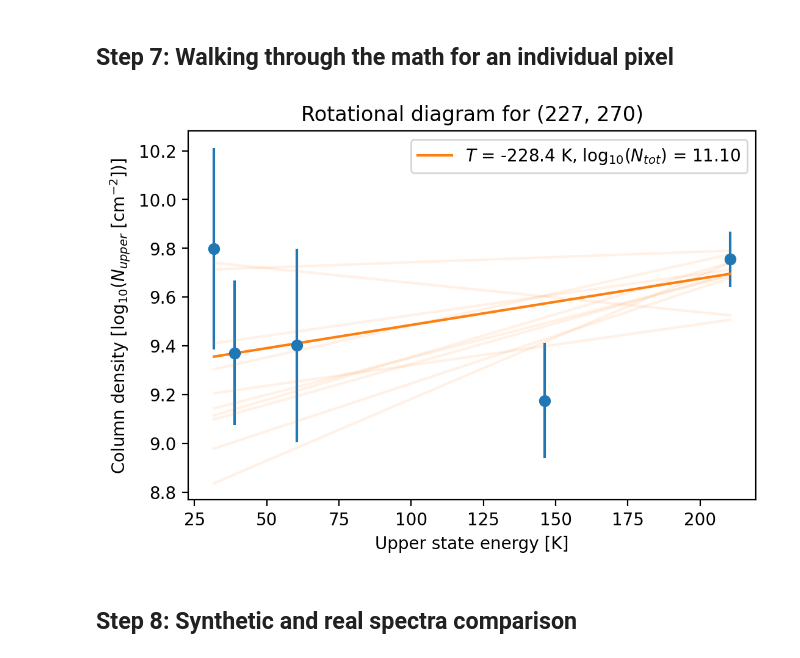
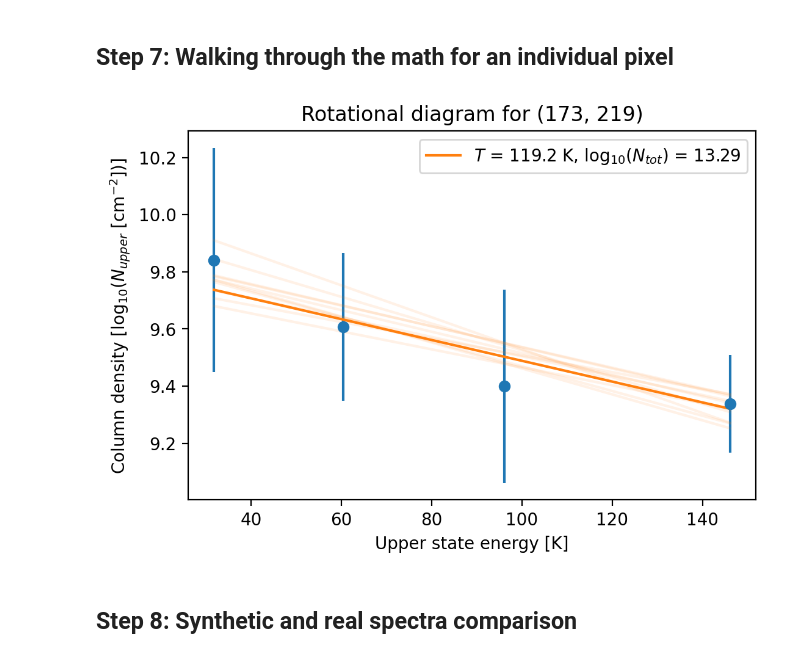
Before and after one commit to abulatek/brick, a Jupyter notebook: first_results/temperature_map/ProcessingTutorial.ipynb, the cells around one changed output. Drawn from its saved outputs; the diff is of its cells as text; code cells hidden in the pictures.

```diff
--- a/first_results/temperature_map/ProcessingTutorial.ipynb
+++ b/first_results/temperature_map/ProcessingTutorial.ipynb
@@ -600,10 +600,10 @@ print(counter)
 ## Step 7: Walking through the math for an individual pixel
 # %%
 fig = plt.figure(dpi = 200) # I DEFINITELY shouldn't have to run this again
-pixel_x, pixel_y = 227, 270 # 178, 226 # 173, 219 # 246, 274 # 339, 279
+pixel_x, pixel_y = 173, 219 # 178, 226 # 227, 270 # 246, 274 # 339, 279
 temperature, total_col_density = rotational_diagram(pixel_x, pixel_y, plot = True, save = True, plot_uncertainties = True)
 # %% [output]
-[figure, old version]
+[figure, new version]
 # %% [markdown]
 ## Step 8: Synthetic and real spectra comparison
 # %% [markdown]
```
Also changed, not shown: parts of 3 cells of this notebook, 8 other files.
